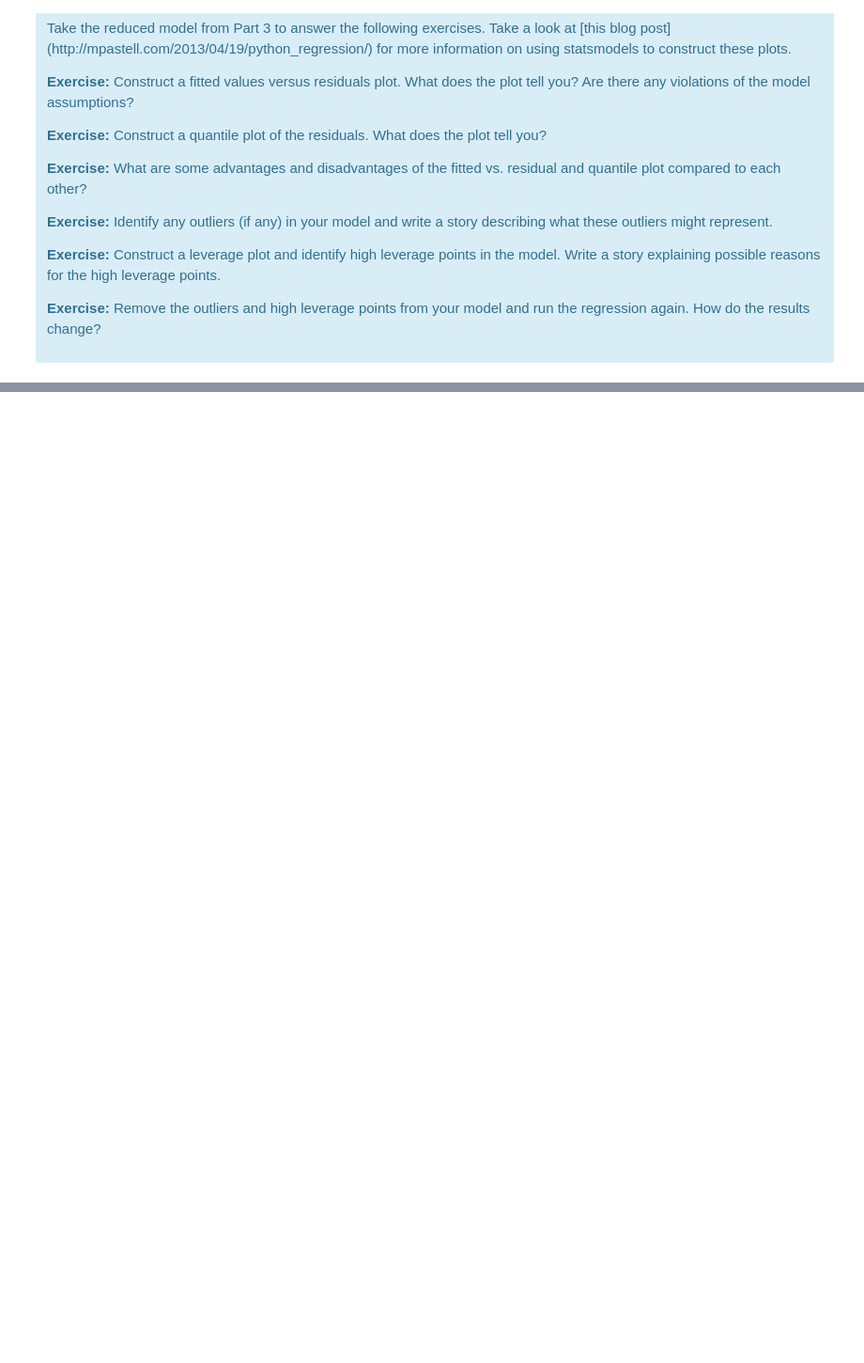
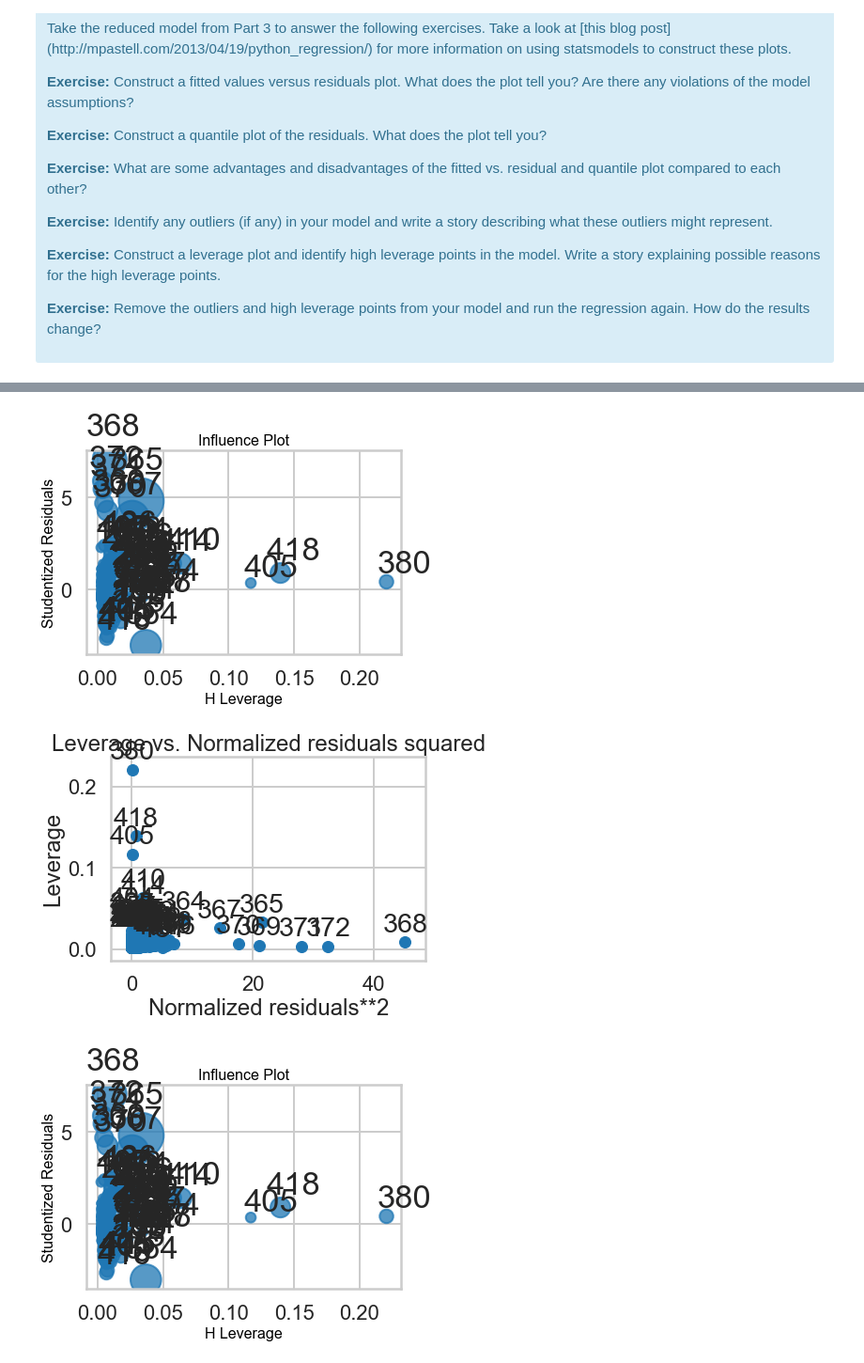
Before and after one commit to BinhKieu82/Springboard_NormProj, a Jupyter notebook: 11.4Boston_Housing_linear_regression/linear_regression/Mini_Project_Linear_Regression.ipynb, the cells around one changed output, grey strips where cells are left out. Shown at 94% size. Saved outputs shown, nothing was run; the diff lists cells and outputs as text; code cells hidden in the pictures; blank space fills up the shorter version.

```diff
--- a/11.4Boston_Housing_linear_regression/linear_regression/Mini_Project_Linear_Regression.ipynb
+++ b/11.4Boston_Housing_linear_regression/linear_regression/Mini_Project_Linear_Regression.ipynb
@@ -810,0 +930,11 @@ There are some other issues that are important investigate with linear regressio
+# %%
+from statsmodels.graphics.regressionplots import *
+
+fitted = ols('PRICE ~ CRIM + RM + PTRATIO',bos).fit()
+
+plot_leverage_resid2(fitted)
+influence_plot(fitted)
+# %% [output]
+[figure, added]
+[figure, added]
+[figure, added]
```
Also changed, not shown: parts of 20 cells of this notebook.
